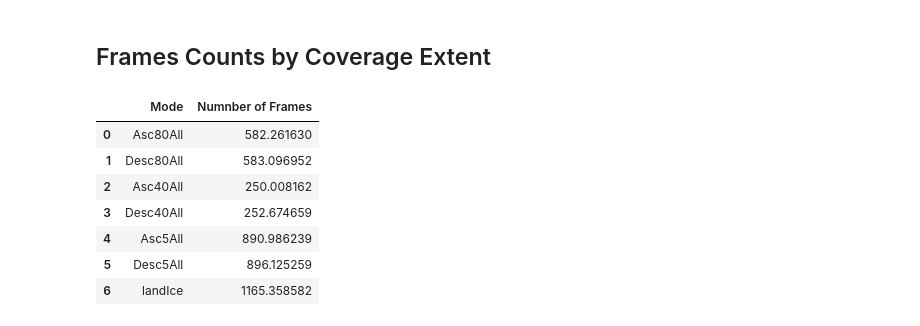
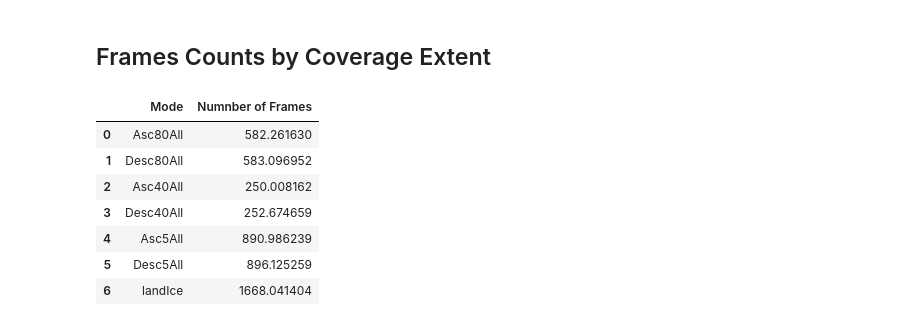
Before and after one commit to fastice/nisarPlanToFrames, a Jupyter notebook: AntarcticaFrames.ipynb, the cells around one changed output. Cells and saved outputs as stored; diff of their text form; code cells hidden in the pictures.

Commit message:
fixed Antarctic Frame Count

```diff
--- a/AntarcticaFrames.ipynb
+++ b/AntarcticaFrames.ipynb
@@ -266,14 +266,14 @@ pd.DataFrame(counts.items(), columns=['Mode', 'Numnber of Frames'])
 # %% [markdown]
 ## Frames Counts by Coverage Extent
 # %%
-countsFraction['landIce'] = np.sum([countsFraction[x] for x in ['Asc80All', 'Desc80All']])
+countsFraction['landIce'] = np.sum([countsFraction[x] for x in ['Asc80All', 'Desc80All','Asc40All', 'Desc40All']])
 pd.DataFrame(countsFraction.items(), columns=['Mode', 'Numnber of Frames'])
 # %% [output]
 |  | Mode | Numnber of Frames |
 | 0 | Asc80All | 582.261630 |
 | 1 | Desc80All | 583.096952 |
 | 2 | Asc40All | 250.008162 |
 | 3 | Desc40All | 252.674659 |
 | 4 | Asc5All | 890.986239 |
 | 5 | Desc5All | 896.125259 |
-| 6 | landIce | 1165.358582 |
+| 6 | landIce | 1668.041404 |
```
Also changed, not shown: 7 other files.
